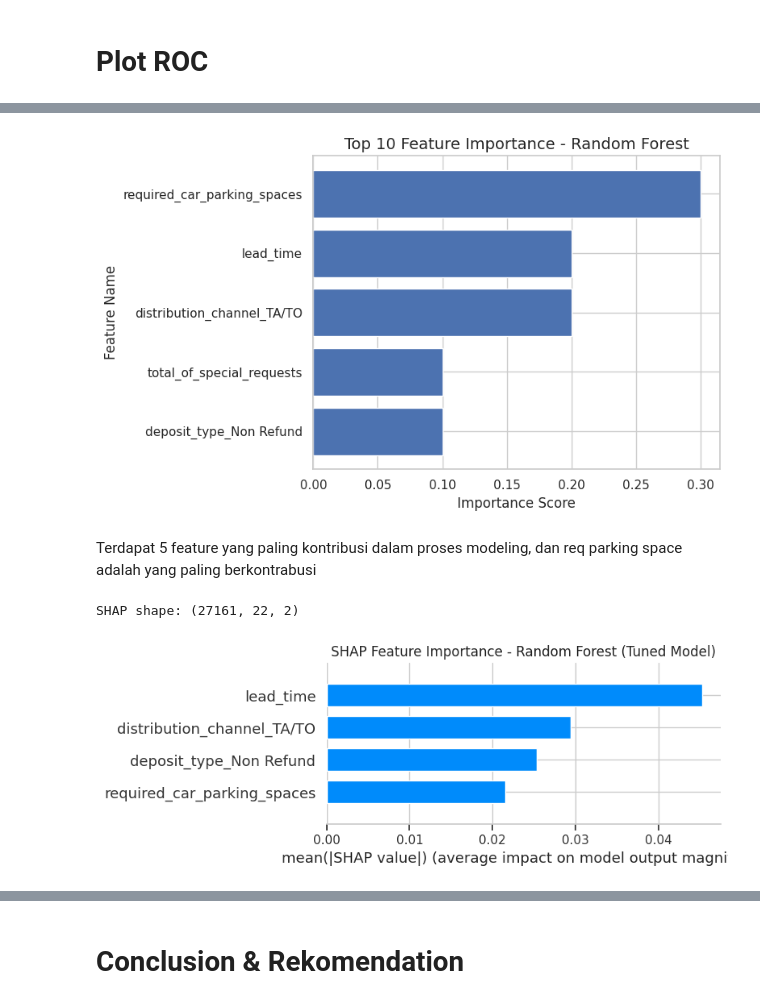
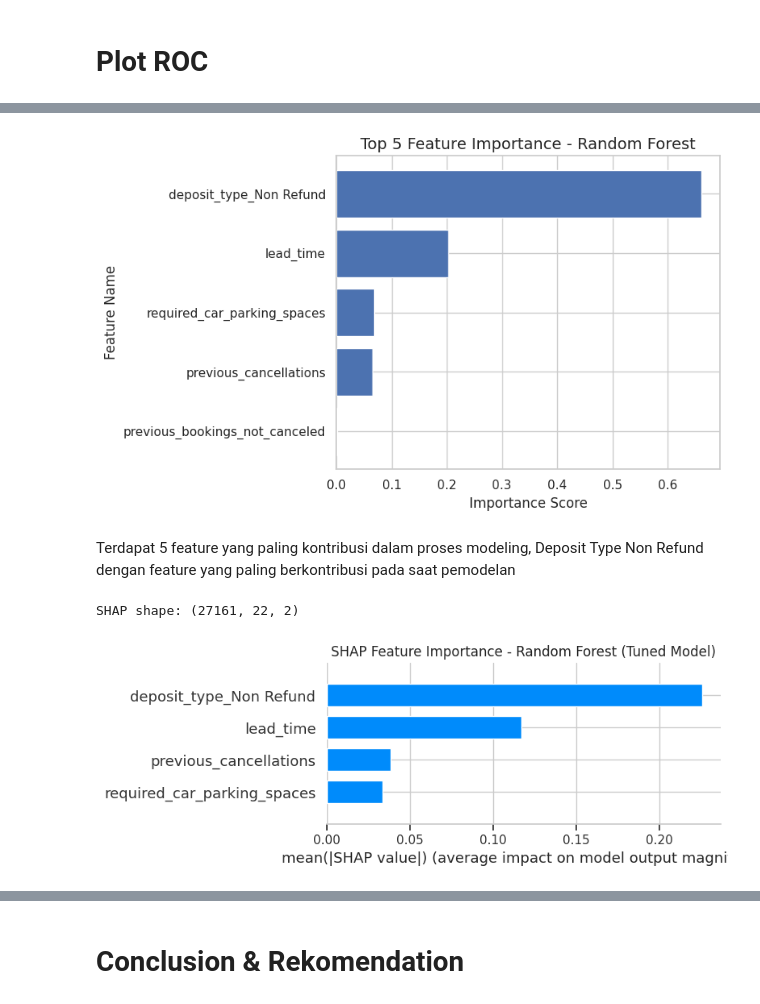
Before and after one commit to hfzizzulhaq24/study_case_ds, a Jupyter notebook: Study_Case_DS.ipynb, the cells around one changed output, grey strips where cells are left out. Saved outputs shown, nothing was run; the diff lists cells and outputs as text; code cells hidden in the pictures.

```diff
--- a/Study_Case_DS.ipynb
+++ b/Study_Case_DS.ipynb
@@ -1202,18 +1202,20 @@ Metrik utama yang digunakan adalah Recall, karena tujuan proyek ini untuk memini
 # %%
-rf_gridcv = RandomForestClassifier(random_state=42, n_jobs=-1)
+dt_gridcv = DecisionTreeClassifier(random_state=42)
 
 # Input Parameters
 param_grid = {
-    'n_estimators': (10,20,30,40,50),
-    'max_depth':(1,2,3,4,5)
+    'criterion': ['gini', 'entropy', 'log_loss'],
+    'max_depth': [1, 2, 3, 4, 5, None],
+    'min_samples_split': [2, 5, 10],
+    'min_samples_leaf': [1, 2, 4]
 }
 # %%
-rf_gridcv = GridSearchCV(
-    estimator=rf_gridcv,
+dt_gridcv = GridSearchCV(
+    estimator=dt_gridcv,
     param_grid=param_grid,
     cv=5,
     scoring='recall'
 )
 
-rf_gridcv.fit(X_train, y_train.values.ravel())
+dt_gridcv.fit(X_train, y_train.values.ravel())
 # %% [output]
@@ -1335,32 +1335,32 @@ plot_roc_curve(y_test, y_proba)
 # %%
-best_rf = rf_gridcv.best_estimator_
+best_dt = dt_gridcv.best_estimator_
 
 feature_importances = pd.DataFrame({
     'Feature': X_train.columns,
-    'Importance': best_rf.feature_importances_
+    'Importance': best_dt.feature_importances_
 })
 
 feature_importances = feature_importances.sort_values(by='Importance', ascending=False).head(5)
 
 plt.figure(figsize=(8,5))
 plt.barh(feature_importances['Feature'], feature_importances['Importance'])
 plt.gca().invert_yaxis()  # Supaya fitur terpenting ada di atas
-plt.title("Top 10 Feature Importance - Random Forest", fontsize=14)
+plt.title("Top 5 Feature Importance - Random Forest", fontsize=14)
 plt.xlabel("Importance Score")
 plt.ylabel("Feature Name")
 plt.tight_layout()
 plt.show()
 # %% [output]
-[figure, old version]
+[figure, new version]
 # %% [markdown]
-Terdapat 5 feature yang paling kontribusi dalam proses modeling, dan req parking space adalah yang paling berkontrabusi
+Terdapat 5 feature yang paling kontribusi dalam proses modeling, Deposit Type Non Refund dengan feature yang paling berkontribusi pada saat pemodelan
 # %%
 import shap
 
-best_rf = rf_gridcv.best_estimator_
+best_dt = dt_gridcv.best_estimator_
 
 # Buat explainer SHAP
-explainer = shap.TreeExplainer(best_rf)
+explainer = shap.TreeExplainer(best_dt)
 shap_values = explainer.shap_values(X_train)
 
 print("SHAP shape:", np.array(shap_values).shape)
@@ -1376,7 +1376,7 @@ plt.title("SHAP Feature Importance - Random Forest (Tuned Model)")
 shap.summary_plot(shap_class1, X_train, plot_type="bar", max_display=4)
 # %% [output]
 SHAP shape: (27161, 22, 2)
-[figure, old version]
+[figure, new version]
 # %%
 shap.summary_plot(shap_class1, X_train, plot_type="dot", max_display=4)
 # %% [output]
```
Also changed, not shown: parts of 17 cells of this notebook.
